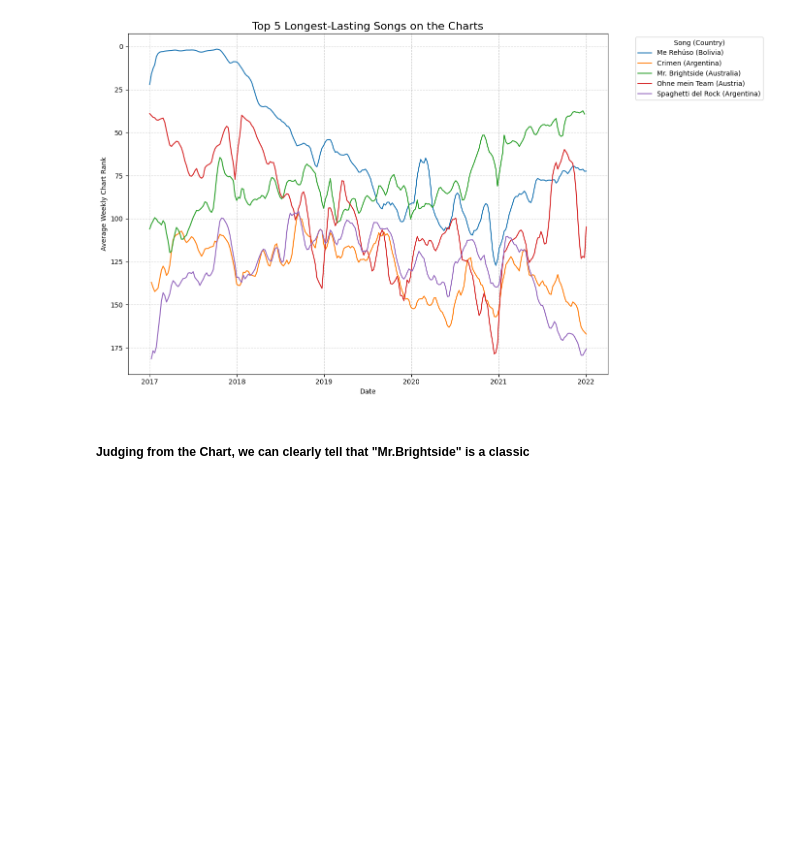
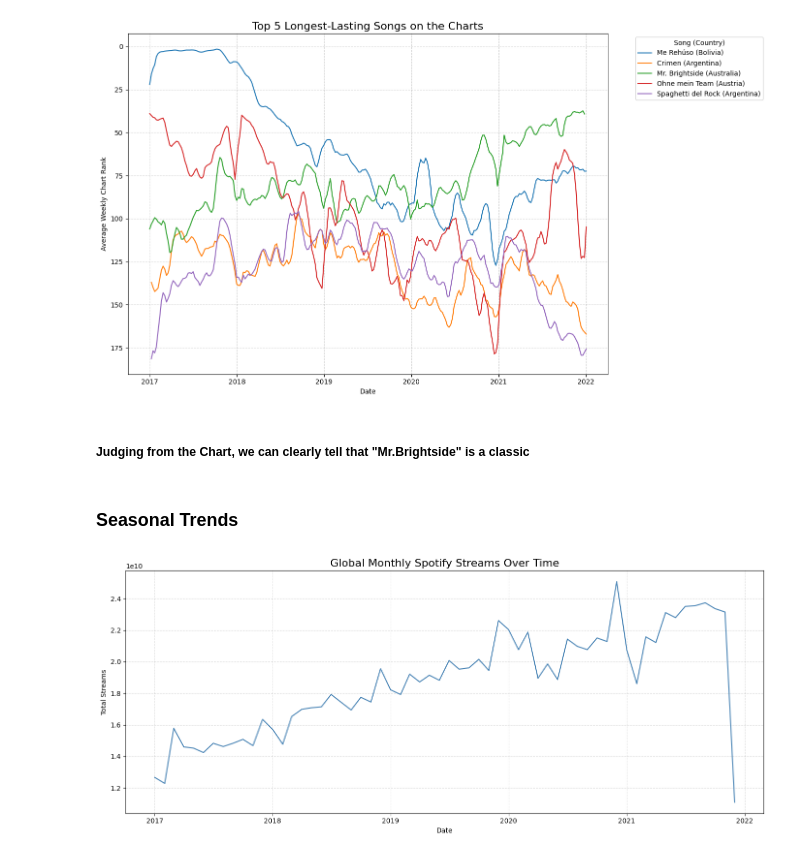
Before and after one commit to BarraHarrison/Spotify-Listening-Trends, a Jupyter notebook: main.ipynb, the cells around one changed output. Saved outputs shown, nothing was run; the diff lists cells and outputs as text; code cells hidden in the pictures; blank space fills up the shorter version.

```diff
--- a/main.ipynb
+++ b/main.ipynb
@@ -450,3 +454,28 @@ plt.show()
 [figure]
 # %% [markdown]
 ##### Judging from the Chart, we can clearly tell that "Mr.Brightside" is a classic
+# %% [markdown]
+### Seasonal Trends
+# %%
+df['month'] = df['date'].dt.month
+df['year'] = df['date'].dt.year
+# %%
+monthly_trends = (
+    df.groupby(['year', 'month'])['streams']
+    .sum()
+    .reset_index()
+)
+
+monthly_trends['year_month'] = pd.to_datetime(monthly_trends[['year', 'month']].assign(day=1))
+
+plt.figure(figsize=(14, 6))
+sns.lineplot(data=monthly_trends, x='year_month', y='streams', color='steelblue')
+
+plt.title('Global Monthly Spotify Streams Over Time', fontsize=16)
+plt.xlabel('Date')
+plt.ylabel('Total Streams')
+plt.grid(True, linestyle='--', alpha=0.5)
+plt.tight_layout()
+plt.show()
+# %% [output]
+[figure, added]
```
Also changed, not shown: parts of 18 cells of this notebook, 1 other file.
